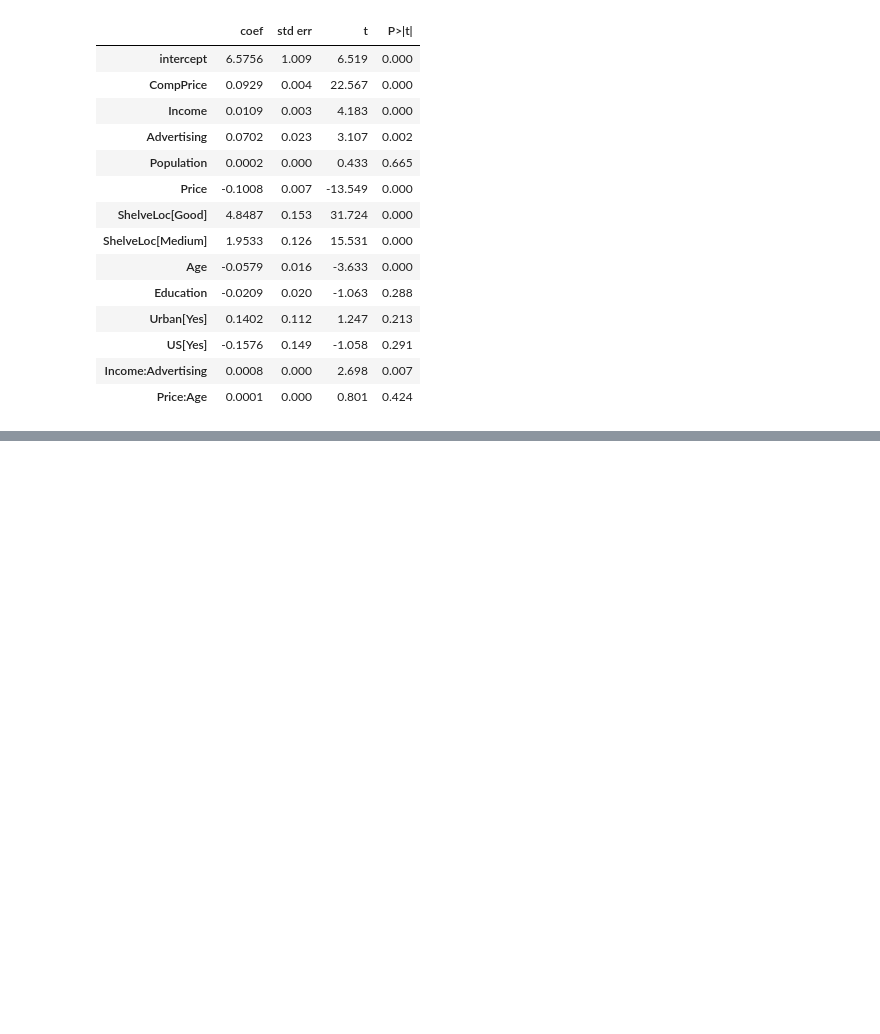
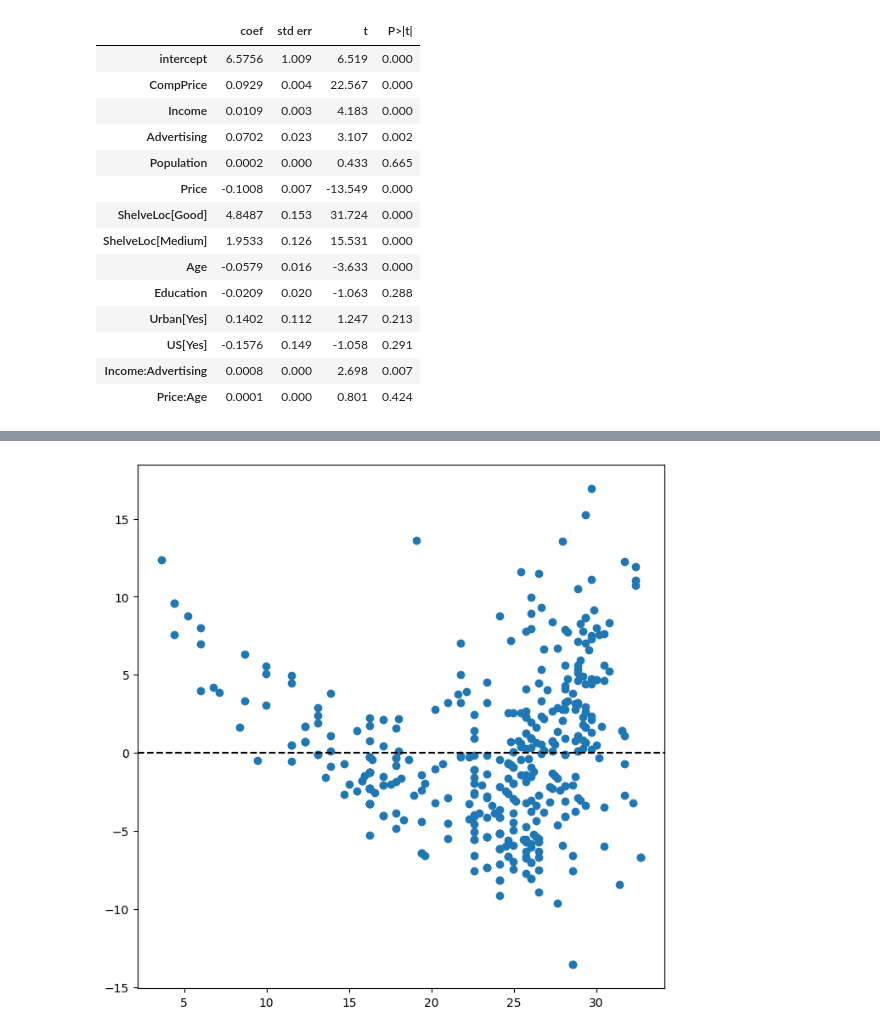
Before and after one commit to AlexBulloso/Notes-on-Stats-and-AI, a Jupyter notebook: Data Science/ISL in Python and R/Ch3-Py.ipynb, the cells around one changed output, grey strips where cells are left out. Cells and saved outputs as stored; diff of their text form; code cells hidden in the pictures; blank space fills up the shorter version.

```diff
--- a/Data Science/ISL in Python and R/Ch3-Py.ipynb
+++ b/Data Science/ISL in Python and R/Ch3-Py.ipynb
@@ -666,0 +836,8 @@ summarize(model.fit())
+# %%
+# 8 c) We find residuals and leverage statistics:
+fig, ax = subplots(figsize=(8,8))
+ax.scatter(results.fittedvalues, results.resid)
+ax.axhline(0, c='k', ls='--');
+# Residuals show signs of a pattern suggesting non-linearity
+# %% [output]
+[figure, added]
```
Also changed, not shown: parts of 26 cells of this notebook.
